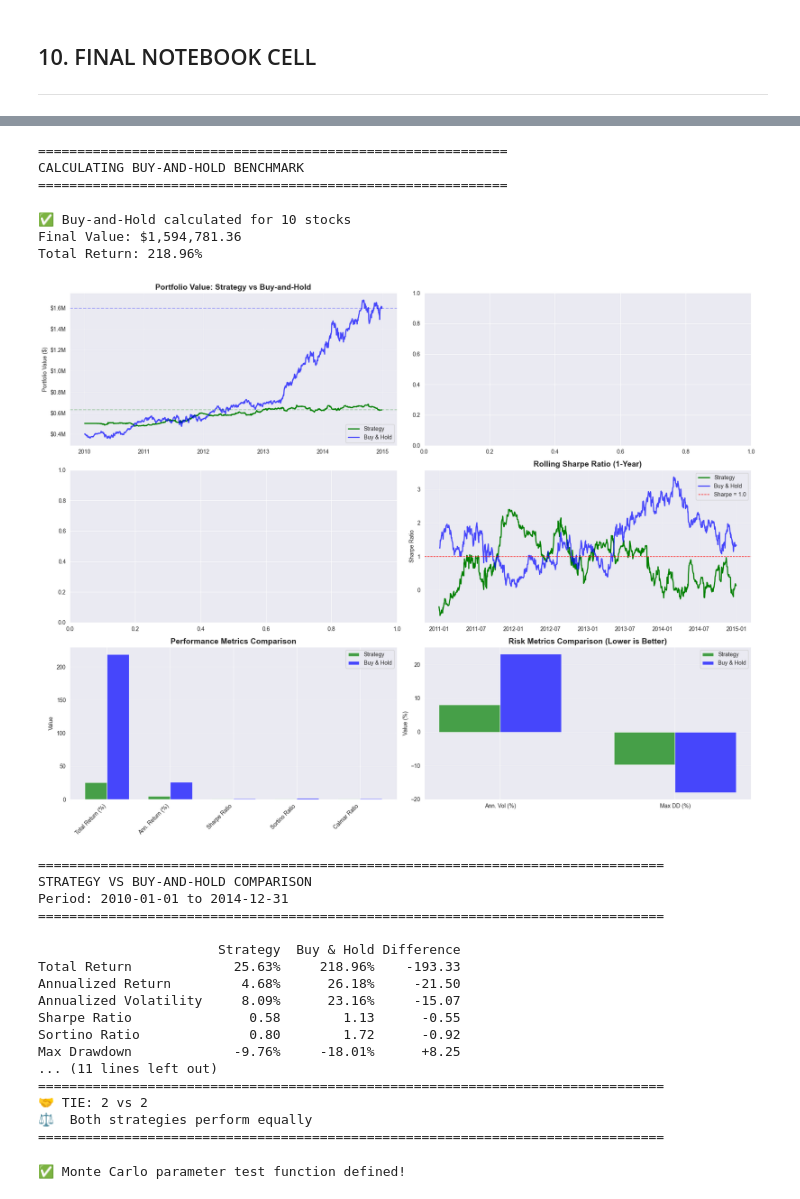
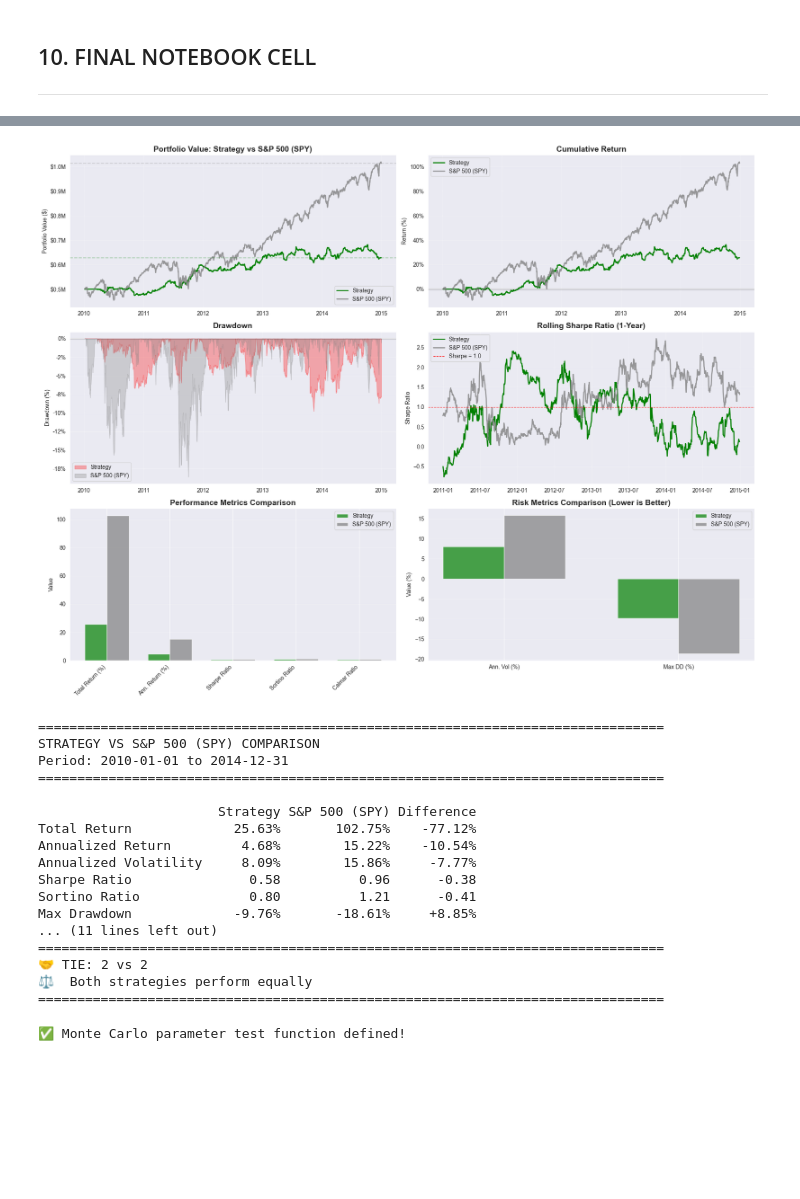
Before and after one commit to Bruhoffer/talearning, a Jupyter notebook: simpler_event_backtester.ipynb, the cells around one changed output, grey strips where cells are left out. Drawn from its saved outputs; the diff is of its cells as text; code cells hidden in the pictures; blank space fills up the shorter version.

Commit message:
working code with graphs

```diff
--- a/simpler_event_backtester.ipynb
+++ b/simpler_event_backtester.ipynb
@@ -1193,6 +1193,11 @@ def calculate_portfolio_metrics(backtester: PortfolioBacktester, spy_data: Optio
             # Calculate benchmark portfolio value (buy-and-hold)
             bench_df['daily_return'] = bench_df['benchmark_close'].pct_change().fillna(0)
             bench_df['benchmark_value'] = backtester.initial_capital * (1 + bench_df['daily_return']).cumprod()
+            bench_df['cumulative_return'] = (bench_df['benchmark_value'] / bench_df['benchmark_value'].iloc[0]) - 1
+            b_peak = bench_df['benchmark_value'].cummax()
+            b_drawdown = (bench_df['benchmark_value'] - b_peak) / b_peak
+            bench_df['drawdown'] = b_drawdown
+            b_max_drawdown = b_drawdown.min()
 
             # Add to the main daily_data df for plotting
             df['benchmark_value'] = bench_df['benchmark_value']
@@ -1204,10 +1209,11 @@ def calculate_portfolio_metrics(backtester: PortfolioBacktester, spy_data: Optio
             b_daily_vol = bench_df['daily_return'].std()
             b_annualized_vol = b_daily_vol * np.sqrt(252)
             b_sharpe_ratio = b_annualized_return / b_annualized_vol if b_annualized_vol > 0 else 0
+            downside_returns = bench_df[bench_df['daily_return'] < 0]['daily_return']
+            downside_std = downside_returns.std() * np.sqrt(252) if len(downside_returns) > 0 else 0
+            b_sortino_ratio = b_annualized_return / downside_std if downside_std > 0 else 0
+            b_calmar_ratio = b_annualized_return / abs(b_max_drawdown) if b_max_drawdown < 0 else 0
 
-            b_peak = bench_df['benchmark_value'].cummax()
-            b_drawdown = (bench_df['benchmark_value'] - b_peak) / b_peak
-            b_max_drawdown = b_drawdown.min()
 
             benchmark_metrics = {
                 'total_return': b_total_return,
@@ -1215,7 +1221,10 @@ def calculate_portfolio_metrics(backtester: PortfolioBacktester, spy_data: Optio
                 'annualized_volatility': b_annualized_vol,
                 'sharpe_ratio': b_sharpe_ratio,
                 'max_drawdown': b_max_drawdown,
-                'final_value': bench_df['benchmark_value'].iloc[-1]
+                'final_value': bench_df['benchmark_value'].iloc[-1],
+                'sortino_ratio': b_sortino_ratio,
+                'calmar_ratio': b_calmar_ratio,
+                'daily_data': bench_df[['benchmark_value', 'daily_return', 'cumulative_return', 'drawdown']].copy()
             }
         except Exception as e:
             print(f"⚠️ Failed to calculate benchmark metrics: {e}")
@@ -2232,52 +2188,38 @@ def compare_strategy_vs_benchmark(strategy_metrics: Dict,
 # %%
 # ============================================================================
-# RUN STRATEGY VS BUY-AND-HOLD COMPARISON
+# RUN STRATEGY VS BENCHMARK COMPARISON
 # ============================================================================
 
 # Assuming you have already run your strategy backtest and stored results in 'results'
 # If not, run your backtest first:
 # results = run_backtest(start_date=start_date, end_date=end_date, stock_list=stock_list, **other_variables)
 
-# Calculate Buy-and-Hold benchmark
-bh_results = calculate_buy_and_hold(
-    stock_list=stock_list,
+compare_strategy_vs_benchmark(
+    strategy_metrics=results['metrics'],
+    benchmark_metrics=results['metrics'].get('benchmark'),
     start_date=start_date,
     end_date=end_date,
-    initial_capital=other_variables['initial_capital']
+    benchmark_label='S&P 500 (SPY)'
 )
-
-# Compare Strategy vs Buy-and-Hold
-compare_strategy_vs_benchmark(
-    strategy_metrics=results['metrics'],
-    bh_metrics=bh_results,
-    start_date=start_date,
-    end_date=end_date
-)
 # %% [output]
+[figure, new version]
-============================================================
-CALCULATING BUY-AND-HOLD BENCHMARK
-============================================================
+================================================================================
+STRATEGY VS S&P 500 (SPY) COMPARISON
+Period: 2010-01-01 to 2014-12-31
+================================================================================
+
+                       Strategy S&P 500 (SPY) Difference
+Total Return             25.63%       102.75%    -77.12%
+Annualized Return         4.68%        15.22%    -10.54%
+Annualized Volatility     8.09%        15.86%     -7.77%
+Sharpe Ratio               0.58          0.96      -0.38
+Sortino Ratio              0.80          1.21      -0.41
+Max Drawdown             -9.76%       -18.61%     +8.85%
+... (11 lines left out)
+================================================================================
+🤝 TIE: 2 vs 2
+⚖️  Both strategies perform equally
+================================================================================
-✅ Buy-and-Hold calculated for 10 stocks
-Final Value: $1,594,781.36
-Total Return: 218.96%
-[figure, old version]
-================================================================================
-STRATEGY VS BUY-AND-HOLD COMPARISON
-Period: 2010-01-01 to 2014-12-31
-================================================================================
-
-                       Strategy  Buy & Hold Difference
-Total Return             25.63%     218.96%    -193.33
-Annualized Return         4.68%      26.18%     -21.50
-Annualized Volatility     8.09%      23.16%     -15.07
-Sharpe Ratio               0.58        1.13      -0.55
-Sortino Ratio              0.80        1.72      -0.92
-Max Drawdown             -9.76%     -18.01%      +8.25
-... (11 lines left out)
-================================================================================
-🤝 TIE: 2 vs 2
-⚖️  Both strategies perform equally
-================================================================================
 # %%
 #add monte carlo
 # ============================================================================
```
Also changed, not shown: parts of 5 cells of this notebook.
